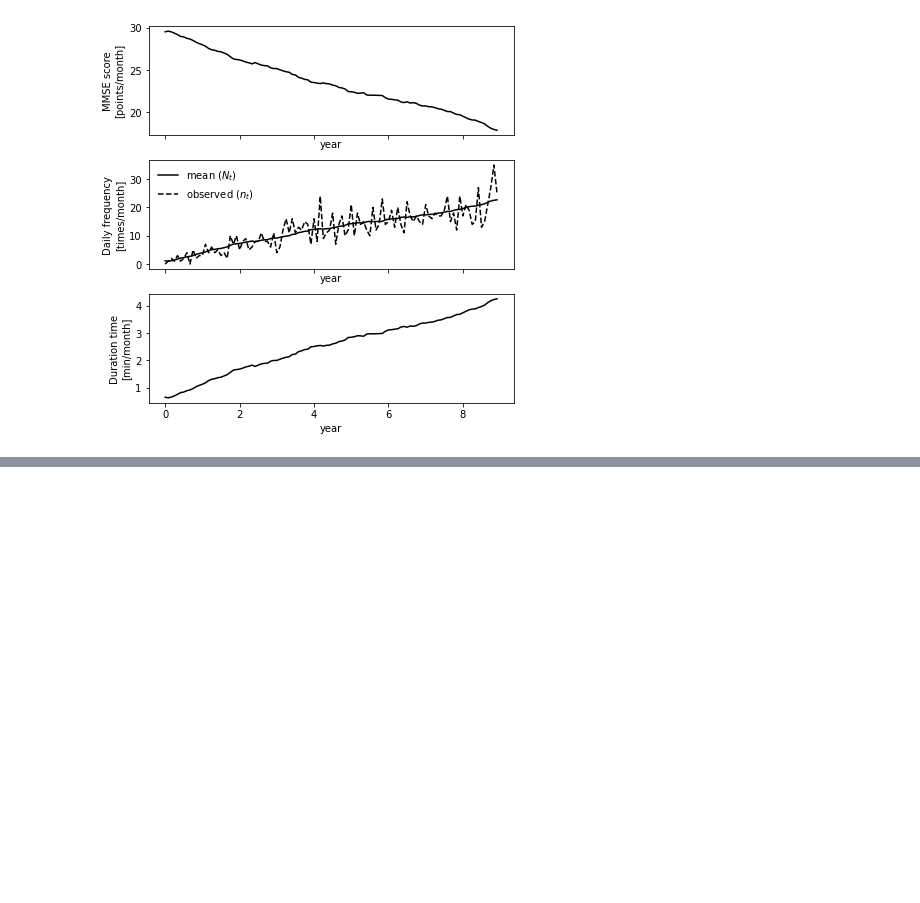
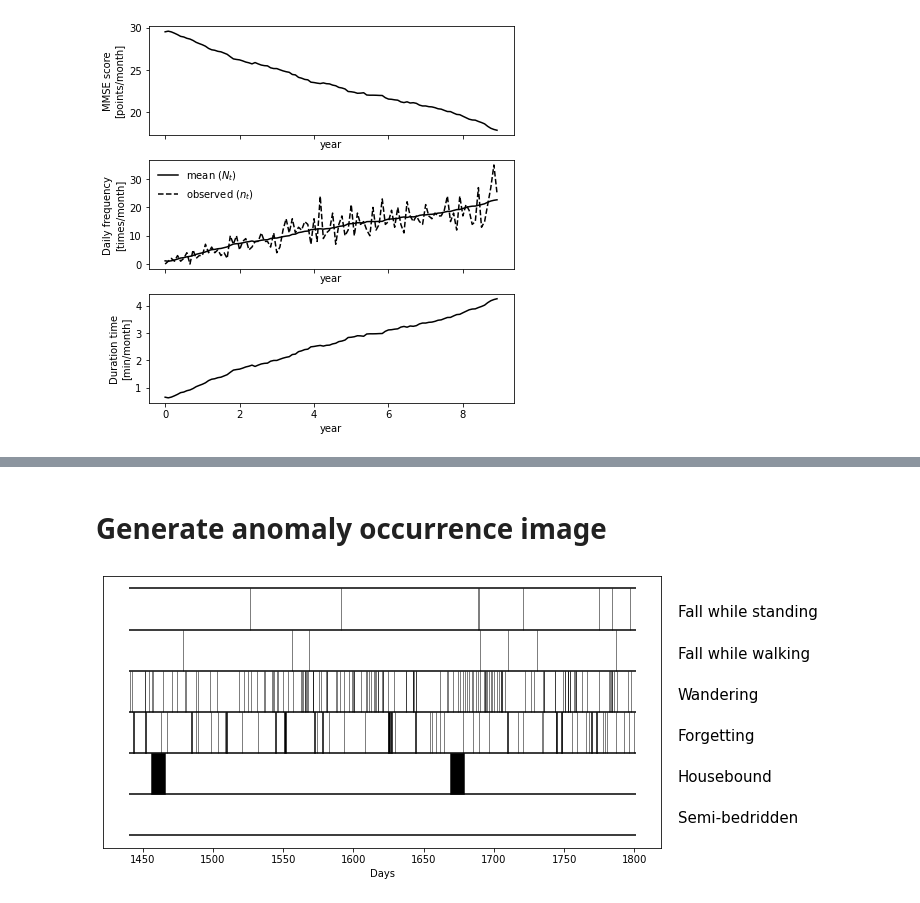
Before and after one commit to tanakai0/SensorDataSimulator, a Jupyter notebook: experiments.ipynb, the cells around one changed output, grey strips where cells are left out. Cells and saved outputs as stored; diff of their text form; code cells hidden in the pictures; blank space fills up the shorter version.

```diff
--- a/experiments.ipynb
+++ b/experiments.ipynb
@@ -961,0 +1228,74 @@ print(memory_size(cost_sensor_data))
+# %% [markdown]
+# Generate anomaly occurrence image
+# %%
+import matplotlib.patches as patches
+
+housebound_labels = anomaly.simulate_state_anomaly_periods(MMSE, 1/10, 14, 14/5)
+semi_bedridden_labels = anomaly.simulate_state_anomaly_periods(MMSE, 1/20, 30, 30/5)
+
+x_range = (AS[0].start.days, AS[-1].end.days + 1)
+interval_dict = {}
+y_dict = {}
+
+interval_dict['Semi-bedridden'] = []
+for s_range in semi_bedridden_labels:
+    if not (s_range[-1].days < x_range[0] or x_range[1] < s_range[0].days):
+        interval_dict['Semi-bedridden'].append(s_range)
+y_dict['Semi-bedridden'] = (0, 1)
+
+interval_dict['Housebound'] = []
+for h_range in housebound_labels:
+    if not (h_range[-1].days < x_range[0] or x_range[1] < h_range[0].days):
+        interval_dict['Housebound'].append(h_range)
+y_dict['Housebound'] = (1, 2)
+
+interval_dict['Forgetting'] = []
+for x in forgetting_labels:
+    if not (x[4].days < x_range[0] or x_range[1] < x[5].days):
+        interval_dict['Forgetting'].append((x[4], x[5]))
+y_dict['Forgetting'] = (2, 3)
+
+interval_dict['Wandering'] = []
+for i in wandering_result:
+    wt = WT[i]
+    if not (wt.start_time.days < x_range[0] or x_range[1] < wt.end_time.days):
+        interval_dict['Wandering'].append((wt.start_time, wt.end_time))
+y_dict['Wandering'] = (3, 4)
+
+interval_dict['Fall while walking'] = []
+for i, wt in enumerate(WT):
+    if wt.fall_w == True:
+        s, e = wt.timestamp[wt.fall_w_index], wt.timestamp[wt.fall_w_index] + timedelta(seconds = wt.lie_down_seconds_w)
+        if not((s.days < x_range[0]) or (x_range[1] < e.days)):
+            interval_dict['Fall while walking'].append((s, e))
+y_dict['Fall while walking'] = (4, 5)
+
+interval_dict['Fall while standing'] = []
+for i, wt in enumerate(WT):
+    if wt.fall_s == True:
+        s, e = wt.timestamp[wt.fall_s_index], wt.timestamp[wt.fall_s_index] + timedelta(seconds = wt.lie_down_seconds_s)
+        if not((s.days < x_range[0]) or (x_range[1] < e.days)):
+            interval_dict['Fall while standing'].append((s, e))
+y_dict['Fall while standing'] = (5, 6)
+
+fig_name = 'Anomaly_occurrence.png'
+
+fig = plt.figure(figsize = (10, 5))
+ax = plt.axes()
+ax.set_xlabel('Days')
+for (k, y) in y_dict.items():
+    ax.text(x_range[-1] + 30, y[0] + 0.3, k, size = 15)
+ax.tick_params(bottom = True, left = False, right = False, top = False)
+ax.tick_params(labelbottom = True, labelleft = False)
+for i in range(7):
+    ax.hlines(i, x_range[0], x_range[1], color = 'black')
+for (k, anomaly_list) in interval_dict.items():
+    for a in anomaly_list:
+        s, e = a[0] / timedelta(days = 1), a[1] / timedelta(days = 1)
+        ax.add_patch(patches.Rectangle(xy = (s, y_dict[k][0]), width = e - s, height = 1, ec = 'black', fc = 'black', fill = True, lw = 0.5))
+
+plt.savefig(data_save_path / Path(fig_name), dpi = 300, bbox_inches = 'tight')
+plt.show()
+plt.close()
+# %% [output]
+[figure, added]
```
Also changed, not shown: parts of 10 cells of this notebook, 3 other files.
